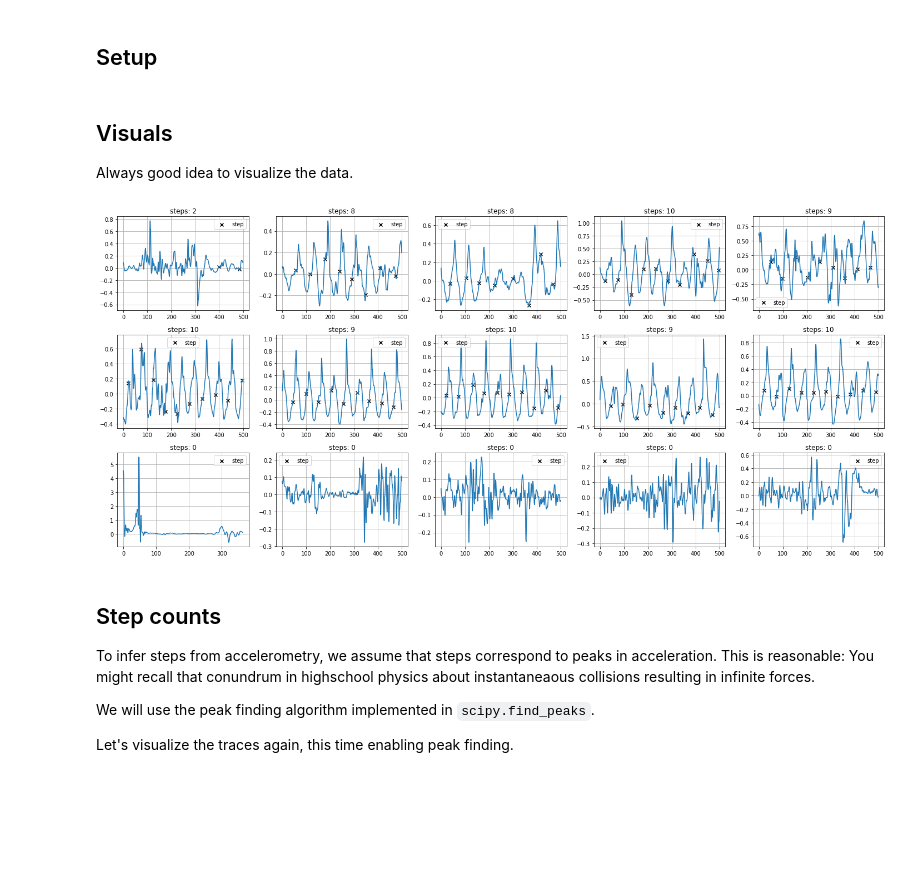
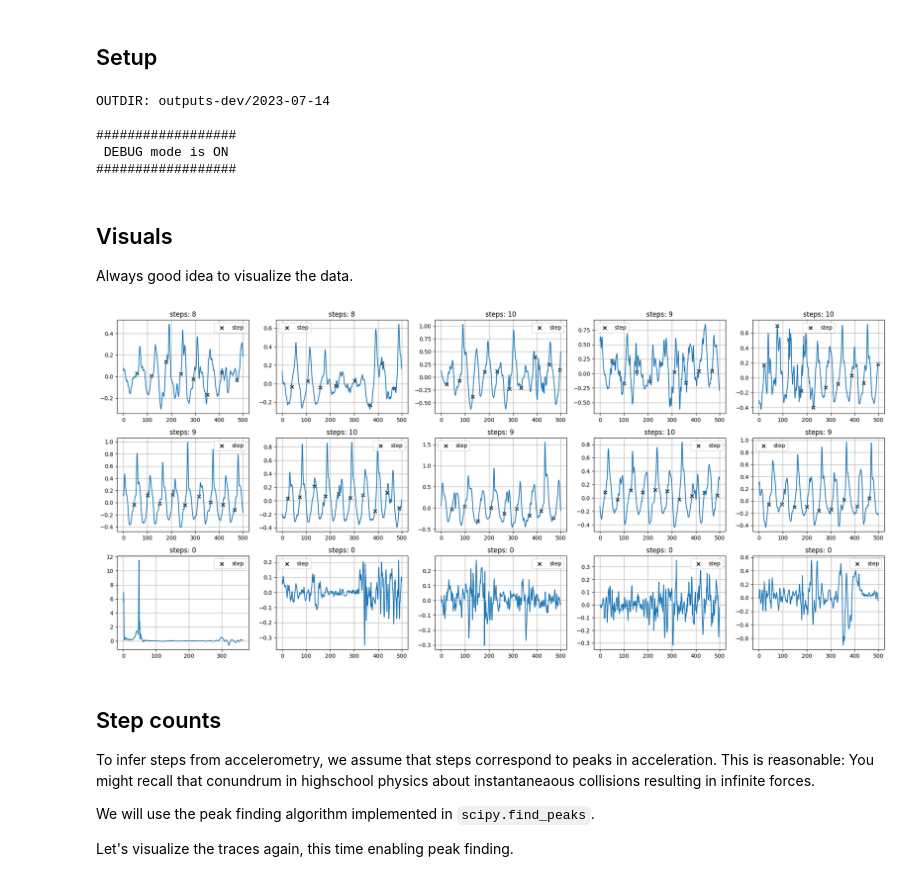
Before and after one commit to OxWearables/stepcount, a Jupyter notebook: train.ipynb, the cells around one changed output. Saved outputs shown, nothing was run; the diff lists cells and outputs as text; code cells hidden in the pictures; blank space fills up the shorter version.

```diff
--- a/train.ipynb
+++ b/train.ipynb
@@ -32,3 +35,29 @@ WINDOW_LEN = int(WINDOW_SEC * SAMPLE_RATE)  # ticks
+# %%
+SAMPLE_RATE = 100  # Hz
+WINDOW_SEC = 5  # seconds
+STEPTOL = 3  # at least this many steps in a window to count as walking
+WINDOW_LEN = int(WINDOW_SEC * SAMPLE_RATE)  # ticks
+N_ESTIMATORS = 1000
+CV = -1
+N_JOBS = 4
+OUTDIR = pathlib.Path(f"outputs-dev/{datetime.datetime.now().strftime('%Y-%m-%d')}")
+
+os.makedirs(OUTDIR, exist_ok=True)
+print(f"OUTDIR: {OUTDIR}")
+
+DEBUG = True
+if DEBUG:
+    print('\n##################\n DEBUG mode is ON\n##################')
+    N_DEBUG_FILES = 10
+    N_ESTIMATORS = 200
+    CV = 2
+    N_JOBS = 1
+# %% [output]
+OUTDIR: outputs-dev/2023-07-14
+
+##################
+ DEBUG mode is ON
+##################
 # %%
 # --------------------------
 #   Some utility functions
@@ -111,13 +140,13 @@ def plotsome(data, **kwargs):
 
 Always good idea to visualize the data.
 # %%
-data = read_csv("data/oxwalk/P01_wrist100.csv")
+data = read_csv("data/OxWalk_Dec2022/Wrist_100Hz/P01_wrist100.csv")
 
 fig = plotsome(data)
 fig.tight_layout()
 fig.show()
 # %% [output]
-[figure, old version]
+[figure, new version]
 # %% [markdown]
 ## Step counts
 
```
Also changed, not shown: parts of 12 cells of this notebook.
